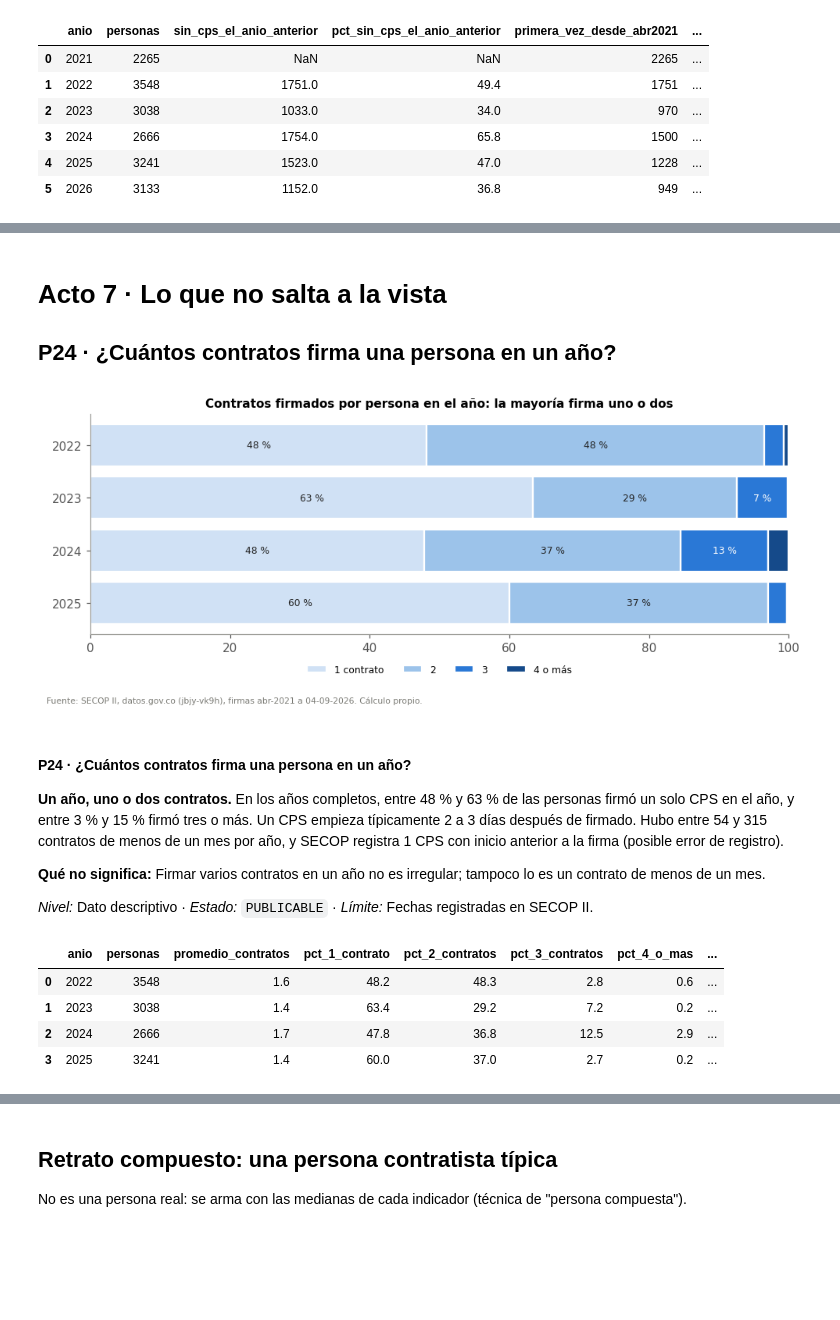
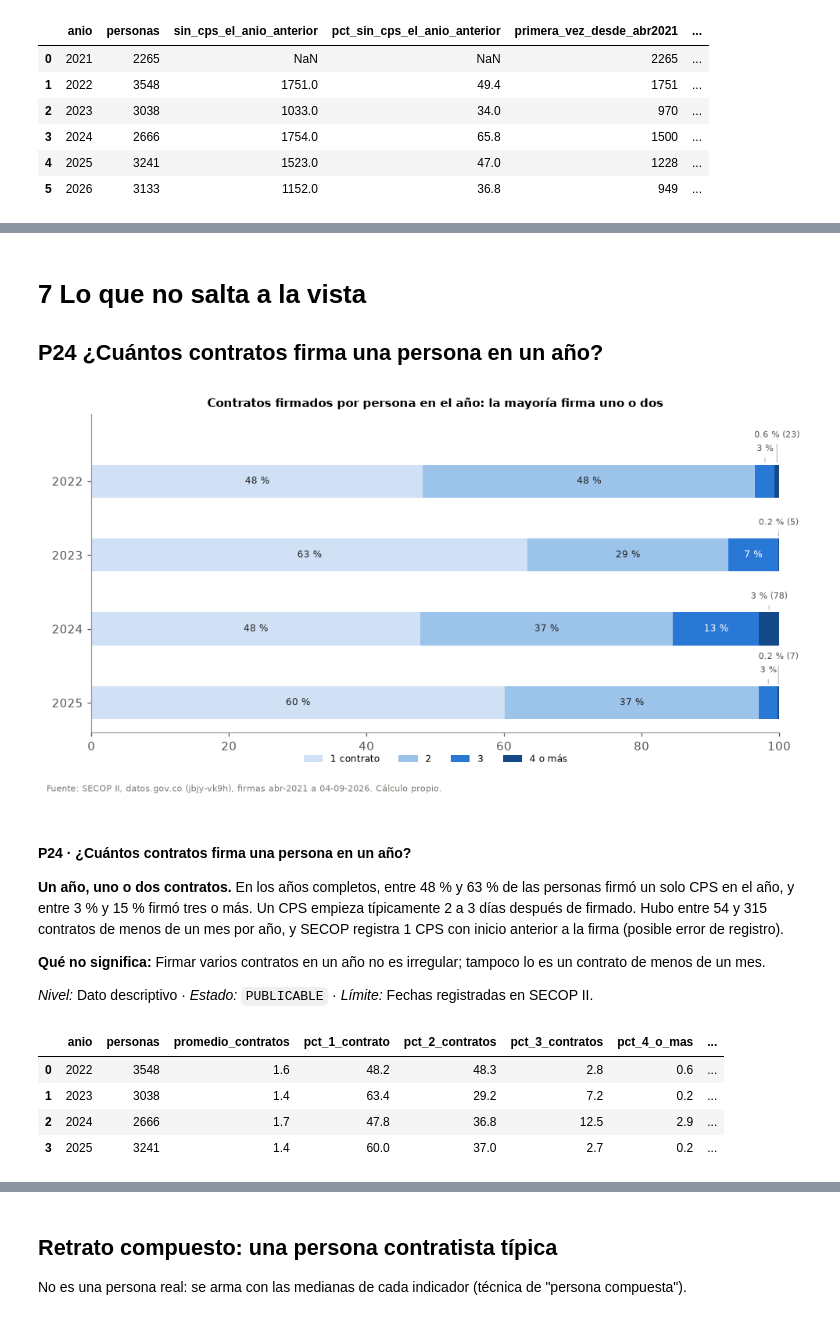
Before and after one commit to layapemar/PROYECTO-SECOP_BARRANCABERMEJA, a Jupyter notebook: notebooks/07_HISTORIA_CIUDADANA.ipynb, the cells around one changed output, grey strips where cells are left out. Drawn from its saved outputs; the diff is of its cells as text; code cells hidden in the pictures; blank space fills up the shorter version.

```diff
--- a/notebooks/07_HISTORIA_CIUDADANA.ipynb
+++ b/notebooks/07_HISTORIA_CIUDADANA.ipynb
@@ -713,7 +723,12 @@ ax[0].spines["left"].set_visible(False)
 ax[0].set_title("% con nuevo contrato antes de 90 días, según el año en que terminó", fontsize=10)
 ax[1].bar(t_p6b["mes_fin"], t_p6b["median"], color=GRIS)
 ax[1].bar(12, float(t_p6b.loc[t_p6b["mes_fin"].eq(12), "median"].iloc[0]), color=AZUL)
+for m, v in zip(t_p6b["mes_fin"], t_p6b["median"]):
+    ax[1].text(m, v + 2, f"{v:.0f}", ha="center", fontsize=8)
+ax[1].set_ylim(0, t_p6b["median"].max() * 1.15)
 ax[1].set_xticks(range(1, 13), MESES_ES, fontsize=8)
+ax[1].set_yticks([])
+ax[1].spines["left"].set_visible(False)
 ax[1].set_title("Días de espera (mediana) según el mes en que terminó", fontsize=10)
 fig.suptitle(es(f"La espera típica es de {tot6['mediana_dias_espera']:.0f} días; cuántos renuevan cambia mucho de un año a otro"),
              fontweight="bold", fontsize=11)
@@ -1236,8 +1251,12 @@ ents = ents.loc[ents.sum(axis=1).sort_values(ascending=False).index]
 fig, axs = plt.subplots(2, 4, figsize=(13, 5.5), sharey=True)
 for axk, (ent, row) in zip(axs.flat, ents.iterrows()):
     axk.bar(range(len(row)), row.values, color=GRIS if grupo_ent[ent] == "No atribuible al alcalde" else VERDE)
+    for x, v in enumerate(row.values):
+        if v > 0:
+            axk.text(x, v + ents.values.max() * 0.02, f"{int(v):,}", ha="center", va="bottom", fontsize=6.5, rotation=90)
     axk.set_xticks(range(len(row)), [str(a)[2:] for a in row.index], fontsize=8)
     axk.set_title(CORTO[ent], fontsize=9)
+axs.flat[0].set_ylim(0, ents.values.max() * 1.3)
 fig.suptitle("Contratos firmados por año en las demás entidades (verde: descentralizadas; gris: autónomas)", fontsize=10, fontweight="bold")
 g_p13 = guardar_fig(fig, "a4_otras_entidades.png")
 insight("P13", "Acto 4 · Varias puertas", "¿Cómo contratan las otras entidades?",
@@ -1850,49 +1869,70 @@ t11b.round(1)
 | 4 | 2025 | 341.0 | 3.341958e+11 | 41.1 | 36.5 |
 | 5 | 2026 | 216.0 | 1.290401e+11 | 23.2 | 15.5 |
 # %% [markdown]
-# Acto 7 · Lo que no salta a la vista
-## P24 · ¿Cuántos contratos firma una persona en un año?
+# 7 Lo que no salta a la vista
+## P24  ¿Cuántos contratos firma una persona en un año?
 # %%
 filas = []
 for y in ANIOS_COMPLETOS:
     d = cps.loc[cps["anio"].eq(y)]
     n = d.groupby(PERSONA).size()
     filas.append({"anio": y, "personas": len(n), "promedio_contratos": n.mean(),
                   "pct_1_contrato": n.eq(1).mean() * 100, "pct_2_contratos": n.eq(2).mean() * 100,
                   "pct_3_contratos": n.eq(3).mean() * 100, "pct_4_o_mas": n.ge(4).mean() * 100,
+                  "n_4_o_mas": int(n.ge(4).sum()),
                   "cps_menos_de_1_mes": int(d["duracion_dias_incl"].lt(30).sum()),
                   "mediana_dias_firma_a_inicio": (d["fecha_inicio"] - d["fecha_firma"]).dt.days.median(),
                   "cps_inicio_antes_de_firma": int(d["flag_inicio_antes_firma"].sum())})
 t_p24 = pd.DataFrame(filas)
-fig, ax = plt.subplots(figsize=(9, 3.6))
-izq = np.zeros(len(t_p24))
-for col, ton, lab in [("pct_1_contrato", "#d0e1f5", "1 contrato"), ("pct_2_contratos", "#9cc3ea", "2"),
-                      ("pct_3_contratos", "#2a78d6", "3"), ("pct_4_o_mas", "#154a8a", "4 o más")]:
-    ax.barh([str(a) for a in t_p24["anio"]], t_p24[col], left=izq, color=ton, label=lab, edgecolor="white", linewidth=1.5)
-    for i, (l, w) in enumerate(zip(izq, t_p24[col])):
-        if w >= 5:
-            ax.text(l + w / 2, i, f"{w:.0f} %", ha="center", va="center", fontsize=8, color="white" if ton in ("#2a78d6", "#154a8a") else "#222222")
-    izq += t_p24[col].to_numpy()
-ax.invert_yaxis()
+fig, ax = plt.subplots(figsize=(9, 4.6))
+n_rows = len(t_p24)
+paso, alto = 1.9, 0.85
+y_pos = np.arange(n_rows) * paso
+izq = np.zeros(n_rows)
+n_etq_fuera = np.zeros(n_rows, dtype=int)  # cuenta etiquetas fuera de la barra por año, para alternar su altura y que no se encimen
+for col, ton, lab, col_n in [("pct_1_contrato", "#d0e1f5", "1 contrato", None), ("pct_2_contratos", "#9cc3ea", "2", None),
+                             ("pct_3_contratos", "#2a78d6", "3", None), ("pct_4_o_mas", "#154a8a", "4 o más", "n_4_o_mas")]:
+    vals = t_p24[col].to_numpy()
+    ax.barh(y_pos, vals, left=izq, height=alto, color=ton, label=lab)
+    for i, (l, w) in enumerate(zip(izq, vals)):
+        if w <= 0:
+            continue
+        centro = l + w / 2
+        texto = f"{w:.0f} %" if w >= 1 else f"{w:.1f} %"
+        if col_n is not None:
+            texto += f" ({int(t_p24.loc[i, col_n]):,})"
+        if w >= 6:
+            ax.text(centro, y_pos[i], texto, ha="center", va="center", fontsize=8, color="white" if ton in ("#2a78d6", "#154a8a") else "#222222")
+        else:
+            nivel = n_etq_fuera[i] % 2
+            y_txt = y_pos[i] - alto / 2 - (0.3 if nivel == 0 else 0.65)
+            ax.annotate(texto, xy=(centro, y_pos[i] - alto / 2), xytext=(centro, y_txt), ha="center", va="bottom",
+                        fontsize=7, color="#555555", arrowprops=dict(arrowstyle="-", color="#aaaaaa", lw=0.6))
+            n_etq_fuera[i] += 1
+    izq += vals
+ax.set_yticks(y_pos)
+ax.set_yticklabels([str(a) for a in t_p24["anio"]])
+ax.set_ylim(y_pos[-1] + alto / 2 + 0.35, y_pos[0] - alto / 2 - 1.3)
 ax.set_xlim(0, 100)
-ax.legend(ncol=4, frameon=False, fontsize=8, loc="upper center", bbox_to_anchor=(0.5, -0.1))
+ax.margins(x=0)
+ax.legend(ncol=4, frameon=False, fontsize=8, loc="upper center", bbox_to_anchor=(0.5, -0.04))
 ax.set_title("Contratos firmados por persona en el año: la mayoría firma uno o dos", fontsize=10, fontweight="bold")
 g_p24 = guardar_fig(fig, "a7_contratos_por_persona.png")
 p24 = t_p24.set_index("anio")
 insight("P24", "Acto 7 · Lo que no salta a la vista", "¿Cuántos contratos firma una persona en un año?",
         "Un año, uno o dos contratos",
         f"En los años completos, entre {p24['pct_1_contrato'].min():.0f} % y {p24['pct_1_contrato'].max():.0f} % de las personas firmó un solo CPS "
         f"en el año, y entre {(p24['pct_3_contratos'] + p24['pct_4_o_mas']).min():.0f} % y {(p24['pct_3_contratos'] + p24['pct_4_o_mas']).max():.0f} % "
         f"firmó tres o más. Un CPS empieza típicamente {p24['mediana_dias_firma_a_inicio'].min():.0f} a {p24['mediana_dias_firma_a_inicio'].max():.0f} "
         f"días después de firmado. Hubo entre {p24['cps_menos_de_1_mes'].min()} y {p24['cps_menos_de_1_mes'].max()} contratos de menos de un mes por año, "
         f"y SECOP registra {int(p24['cps_inicio_antes_de_firma'].sum())} CPS con inicio anterior a la firma (posible error de registro).",
         "Firmar varios contratos en un año no es irregular; tampoco lo es un contrato de menos de un mes.",
         "Dato descriptivo", "PUBLICABLE", "CPS de personas, Alcaldía central, años completos",
         "Fechas registradas en SECOP II.", t_p24, g_p24,
         cifra=f"{p24['pct_1_contrato'].min():.0f}–{p24['pct_1_contrato'].max():.0f} % firma un solo CPS al año")
 t_p24.round(1)
 # %% [output]
-[figure, old version]
+[figure, new version]
 #### P24 · ¿Cuántos contratos firma una persona en un año?
 
 **Un año, uno o dos contratos.** En los años completos, entre 48 % y 63 % de las personas firmó un solo CPS en el año, y entre 3 % y 15 % firmó tres o más. Un CPS empieza típicamente 2 a 3 días después de firmado. Hubo entre 54 y 315 contratos de menos de un mes por año, y SECOP registra 1 CPS con inicio anterior a la firma (posible error de registro).
```
Also changed, not shown: parts of 42 cells of this notebook, 34 other files.
